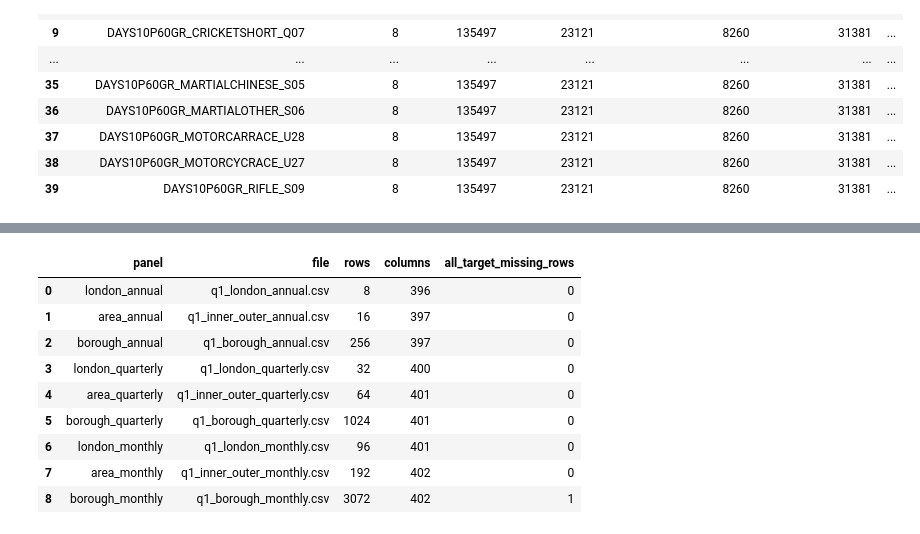
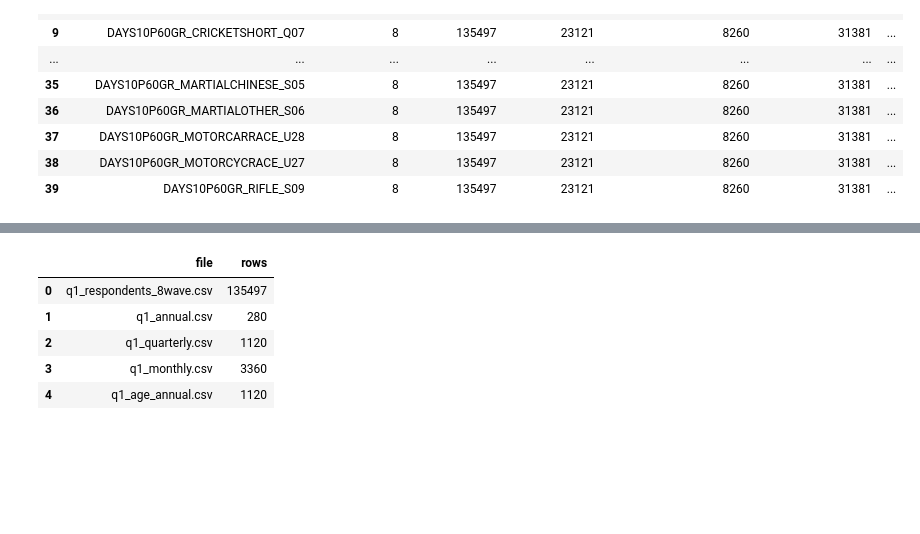
Before and after one commit to YifengMao666/London-Sport2-Group20, a Jupyter notebook: Yifeng Mao/Q1/physical_activity_analysis/01_prepare_question1_data.ipynb, the cells around one changed output, grey strips where cells are left out. Saved outputs shown, nothing was run; the diff lists cells and outputs as text; code cells hidden in the pictures; blank space fills up the shorter version.

Commit message:
q1_checkday1

```diff
--- a/Yifeng Mao/Q1/physical_activity_analysis/01_prepare_question1_data.ipynb
+++ b/Yifeng Mao/Q1/physical_activity_analysis/01_prepare_question1_data.ipynb
@@ -284,4 +364,5 @@ assert len(crime_counts) == 32 * 96
 # %%
+# Execute this preparation step.
 CRIME_COUNT_COLUMNS = [
     'personal_safety_crime_count',
     'property_public_space_crime_count',
@@ -290,6 +371,7 @@ CRIME_COUNT_COLUMNS = [
 
 
 def add_context_rates(frame):
+    """Return a copy with population, migration and crime counts converted to comparable rates."""
     result = frame.copy()
     result['population_age_16_34_rate'] = (
         result['age_16_34_population'] / result['adult_population']
@@ -307,6 +389,7 @@ def add_context_rates(frame):
 
 
 def aggregate_context(frame, group_columns):
+    """Aggregate borough context to a requested geography using totals and population-weighted means."""
     rows = []
     grouper = group_columns[0] if len(group_columns) == 1 else group_columns
     for keys, group in frame.groupby(grouper, sort=True, observed=True):
@@ -331,6 +414,7 @@ def aggregate_context(frame, group_columns):
 
 
 def compact_context(frame):
+    """Keep only join keys, modelling context and source-quality fields."""
     return frame[
         [column for column in frame.columns if column in {
             'year', 'survey_wave', 'month_index', 'quarter_index', 'period_start',
@@ -349,5 +435,7 @@ market field enters the panels.
 # %%
+# Execute this preparation step.
 def read_header(path):
+    """Read only a CSV header, preserving its original column order."""
     with open(path, encoding='utf-8-sig', newline='') as handle:
         return next(csv.reader(handle))
 
@@ -587,10 +829,13 @@ assert annual_respondents['borough'].nunique() == monthly_respondents['borough']
 # %%
+# Execute this preparation step.
 def kish_effective_n(weights):
+    """Calculate Kish effective sample size from positive survey weights."""
     weights = np.asarray(weights, dtype=float)
     return float(weights.sum() ** 2 / np.square(weights).sum())
 
 
 def weighted_binary_share(values, weights, valid_codes, positive_codes):
+    """Estimate a weighted binary share using only explicitly valid response codes."""
     values = np.asarray(values, dtype=float)
     weights = np.asarray(weights, dtype=float)
     valid = np.isin(values, valid_codes) & np.isfinite(weights) & (weights > 0)
@@ -600,6 +845,7 @@ def weighted_binary_share(values, weights, valid_codes, positive_codes):
 
 
 def weighted_rate_vector(values, weights, valid_codes, positive_rule):
+    """Calculate many activity rates at once, each with its own available-case denominator."""
     values = np.asarray(values, dtype=float)
     weights = np.asarray(weights, dtype=float)[:, None]
     valid = np.isin(values, valid_codes)
@@ -614,6 +860,7 @@ def weighted_rate_vector(values, weights, valid_codes, positive_rule):
 
 
 def summarise_group(group, weight_column):
+    """Produce outcomes, composition measures and 372 activity rates for one survey group."""
     weights = group[weight_column].to_numpy(float)
     total = weights.sum()
     row = {
@@ -643,6 +890,7 @@ def summarise_group(group, weight_column):
 
 
 def aggregate_panel(frame, group_columns, weight_column):
+    """Apply the common weighted summary to every requested time–geography group."""
     rows = []
     grouper = group_columns[0] if len(group_columns) == 1 else group_columns
     for keys, group in frame.groupby(grouper, observed=True, sort=True):
@@ -908,4 +1238,5 @@ are stored as sheets in the audit workbook because they support explanation rath
 # %%
+# Execute this preparation step.
 AGE_BANDS = ['16-34', '35-54', '55-64', '65+']
 AGE_CODE_TO_BAND = {
     2: '16-34', 3: '16-34', 4: '35-54', 5: '35-54',
@@ -919,6 +1250,7 @@ age_respondents['calendar_year'] = 2015 + age_respondents['year']
 
 
 def summarise_age_group(group):
+    """Estimate weighted activity composition and effective n within one age group."""
     weights = group['wt_final'].to_numpy(float)
     total = weights.sum()
     row = {'respondent_n': len(group), 'effective_n': total**2 / np.square(weights).sum()}
@@ -953,6 +1285,7 @@ age_borough_annual = age_borough_annual.merge(
 
 
 def aggregate_age_level(group_columns, geography_level):
+    """Combine survey age estimates with matching ONS population shares at one geography level."""
     survey = age_respondents.groupby(group_columns + ['age_band'], observed=True, sort=True).apply(
         summarise_age_group, include_groups=False
     ).reset_index()
@@ -982,6 +1315,8 @@ age_area_annual['geography_code'] = age_area_annual['inner_outer'].map(
 )
 age_area_annual['geography_name'] = age_area_annual['inner_outer']
 
+age_borough_annual['geography_level'] = 'Borough'
+
 assert len(age_london_annual) == 8 * 4
 assert len(age_area_annual) == 2 * 8 * 4
 assert len(age_borough_annual) == 32 * 8 * 4
@@ -993,95 +1329,66 @@ tables, panel dimensions and the variable dictionary are consolidated into one E
 # %%
 def validate_panel(panel, keys, expected_rows, expected_geographies, missing_rows=0):
+    '''Check the dimensions, keys, ranges and three-part outcome composition.'''
     assert len(panel) == expected_rows
     assert not panel.duplicated(keys).any()
     assert panel['geography_code'].nunique() == expected_geographies
     observed_mask = panel[OUTCOME_COLUMNS].notna().all(axis=1)
     assert int((~observed_mask).sum()) == missing_rows
     observed = panel.loc[observed_mask]
-    assert observed[OUTCOME_COLUMNS + COMPOSITION_FEATURES].notna().all().all()
     assert observed[OUTCOME_COLUMNS + COMPOSITION_FEATURES].apply(
         lambda column: column.between(0, 1)
     ).all().all()
     assert np.allclose(observed[OUTCOME_COLUMNS].sum(axis=1), 1, atol=1e-10)
     assert observed['effective_n'].gt(0).all()
-    assert observed[ACTIVITY_FEATURES].stack().between(0, 1).all()
-    assert panel[EXTERNAL_CONTEXT_COLUMNS + EXTERNAL_QUALITY_COLUMNS].notna().all().all()
 
 
+# Validate the nine internal panels before combining them by frequency.
 panels = {
     'london_annual': london_annual, 'area_annual': area_annual, 'borough_annual': borough_annual,
     'london_quarterly': london_quarterly, 'area_quarterly': area_quarterly,
     'borough_quarterly': borough_quarterly,
     'london_monthly': london_monthly, 'area_monthly': area_monthly,
     'borough_monthly': borough_monthly,
 }
 expectations = {
     'london_annual': (['year'], 8, 1, 0),
     'area_annual': (['year', 'geography_code'], 16, 2, 0),
     'borough_annual': (['year', 'geography_code'], 256, 32, 0),
     'london_quarterly': (['quarter_index'], 32, 1, 0),
     'area_quarterly': (['quarter_index', 'geography_code'], 64, 2, 0),
     'borough_quarterly': (['quarter_index', 'geography_code'], 1024, 32, 0),
     'london_monthly': (['month_index'], 96, 1, 0),
     'area_monthly': (['month_index', 'geography_code'], 192, 2, 0),
     'borough_monthly': (['month_index', 'geography_code'], 3072, 32, 1),
 }
 for name, panel in panels.items():
     validate_panel(panel, *expectations[name])
-    panel.to_csv(OUTPUTS[name], index=False, encoding='utf-8-sig')
 
-dictionary_rows = []
-for column in borough_monthly.columns:
-    if column in OUTCOME_COLUMNS:
-        role, source, units = 'outcome', 'Active Lives / survey-weighted', 'proportion'
-    elif column in COMPOSITION_FEATURES:
-        role, source, units = 'survey composition/control', 'Active Lives', 'proportion'
-    elif column in QUALITY_COLUMNS or column in EXTERNAL_QUALITY_COLUMNS:
-        role, source, units = 'quality metadata', 'survey or external source', 'source-specific'
-    elif column in DEMOGRAPHIC_EARNINGS_COLUMNS:
-        role, source, units = 'population/migration/earnings context', 'ONS / ASHE', 'source-specific'
-    elif column in CRIME_RATE_COLUMNS:
-        role, source, units = 'selected recorded-crime context', 'Metropolitan Police', 'per 1,000'
-    elif column.startswith(('MONTHS12_RATE_', 'DAYS_ANY_RATE_', 'DAYS_2PLUS_RATE_')):
-        role, source, units = 'activity predictor', 'Active Lives / survey-weighted', 'proportion'
-    else:
-        role, source, units = 'identifier', 'constructed', 'identifier'
-    dictionary_rows.append({'variable': column, 'role': role, 'source': source, 'units': units})
-variable_dictionary = pd.DataFrame(dictionary_rows)
+# One file per frequency is enough; geography_level recreates the nine analysis tasks.
+combined_panels = {
+    'annual': pd.concat([london_annual, area_annual, borough_annual], ignore_index=True, sort=False),
+    'quarterly': pd.concat([london_quarterly, area_quarterly, borough_quarterly], ignore_index=True, sort=False),
+    'monthly': pd.concat([london_monthly, area_monthly, borough_monthly], ignore_index=True, sort=False),
+}
+for frequency, frame in combined_panels.items():
+    frame.to_csv(OUTPUTS[frequency], index=False, encoding='utf-8-sig')
 
-panel_summary = pd.DataFrame([{
-    'panel': name, 'file': OUTPUTS[name].name, 'rows': len(panel),
-    'columns': len(panel.columns),
-    'all_target_missing_rows': int(panel[OUTCOME_COLUMNS].isna().all(axis=1).sum()),
-} for name, panel in panels.items()])
-external_quality = pd.DataFrame([{
-    'variable': column,
-    'missing': int(borough_external_year[column].isna().sum()) if column in borough_external_year else 0,
-    'minimum': pd.concat([borough_annual[column], borough_monthly[column], borough_quarterly[column]]).min(),
-    'maximum': pd.concat([borough_annual[column], borough_monthly[column], borough_quarterly[column]]).max(),
-} for column in EXTERNAL_CONTEXT_COLUMNS + EXTERNAL_QUALITY_COLUMNS])
+age_annual = pd.concat(
+    [age_london_annual, age_area_annual, age_borough_annual],
+    ignore_index=True, sort=False,
+)
+age_annual.to_csv(OUTPUTS['age_annual'], index=False, encoding='utf-8-sig')
 
-with pd.ExcelWriter(AUDIT_OUTPUT, engine='openpyxl') as writer:
-    external_inventory.to_excel(writer, sheet_name='external_sources', index=False)
-    panel_summary.to_excel(writer, sheet_name='panel_summary', index=False)
-    external_quality.to_excel(writer, sheet_name='external_quality', index=False)
-    raw_missingness_detail.to_excel(writer, sheet_name='raw_missing_by_wave', index=False)
-    raw_missingness_summary.to_excel(writer, sheet_name='raw_missing_summary', index=False)
-    variable_dictionary.to_excel(writer, sheet_name='variable_dictionary', index=False)
-    age_london_annual.to_excel(writer, sheet_name='age_london_annual', index=False)
-    age_area_annual.to_excel(writer, sheet_name='age_inner_outer_annual', index=False)
-    age_borough_annual.to_excel(writer, sheet_name='age_borough_annual', index=False)
-
-display(panel_summary)
-display(external_quality)
+output_summary = pd.DataFrame([
+    {'file': path.name, 'rows': len(respondents) if name == 'respondents' else
+     len(age_annual) if name == 'age_annual' else len(combined_panels[name])}
+    for name, path in OUTPUTS.items()
+])
+display(output_summary)
 # %% [output]
-|  | panel | file | rows | columns | all_target_missing_rows |
-| 0 | london_annual | q1_london_annual.csv | 8 | 396 | 0 |
-| 1 | area_annual | q1_inner_outer_annual.csv | 16 | 397 | 0 |
-| 2 | borough_annual | q1_borough_annual.csv | 256 | 397 | 0 |
-| 3 | london_quarterly | q1_london_quarterly.csv | 32 | 400 | 0 |
-| 4 | area_quarterly | q1_inner_outer_quarterly.csv | 64 | 401 | 0 |
-| 5 | borough_quarterly | q1_borough_quarterly.csv | 1024 | 401 | 0 |
-| 6 | london_monthly | q1_london_monthly.csv | 96 | 401 | 0 |
-| 7 | area_monthly | q1_inner_outer_monthly.csv | 192 | 402 | 0 |
-| 8 | borough_monthly | q1_borough_monthly.csv | 3072 | 402 | 1 |
+|  | file | rows |
+| 0 | q1_respondents_8wave.csv | 135497 |
+| 1 | q1_annual.csv | 280 |
+| 2 | q1_quarterly.csv | 1120 |
+| 3 | q1_monthly.csv | 3360 |
+| 4 | q1_age_annual.csv | 1120 |
```
Also changed, not shown: parts of 56 cells of this notebook, 59 other files.
